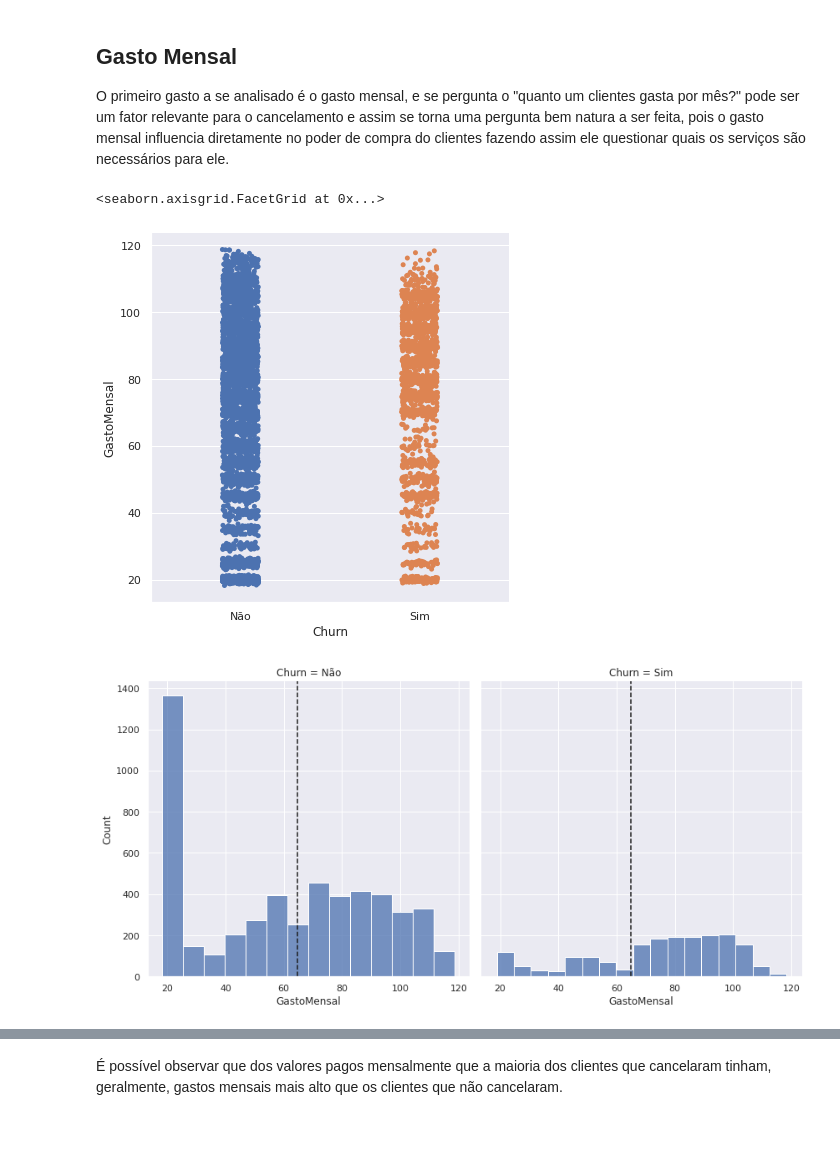
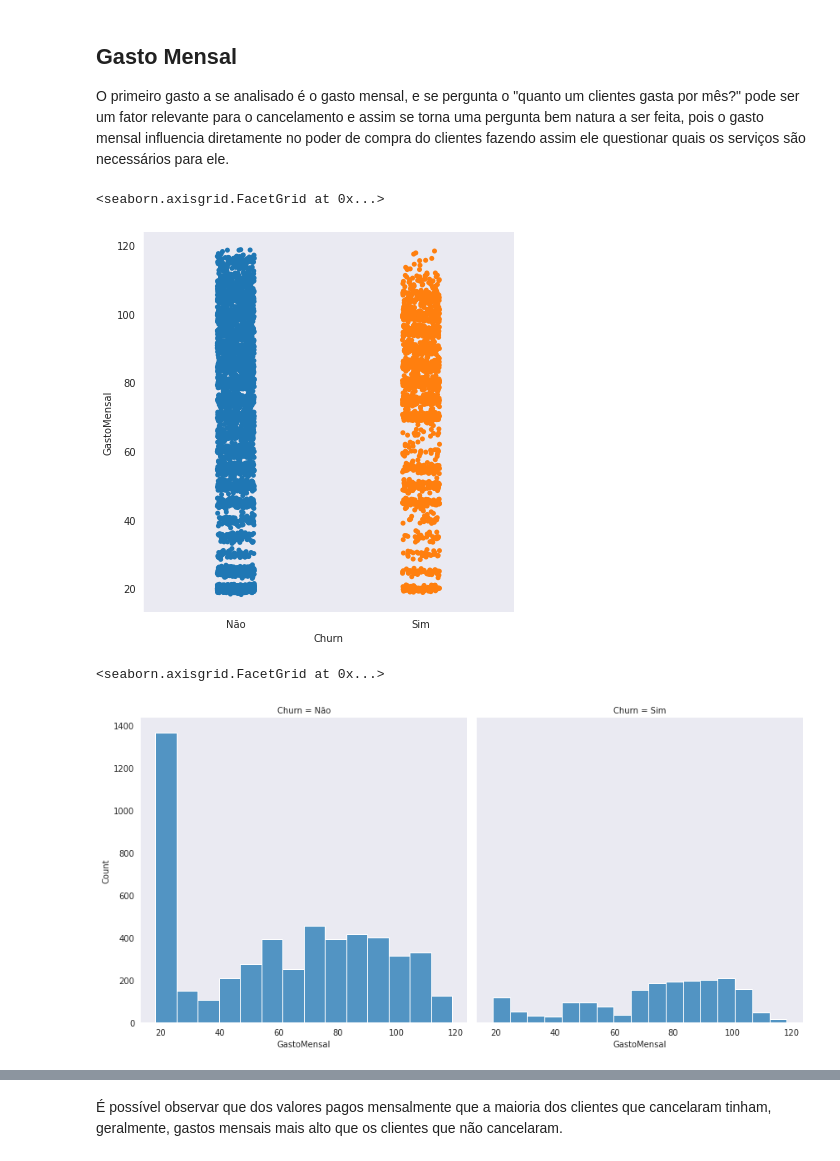
Before and after one commit to AndersonAyache/AluraVoz, a Jupyter notebook: AluraVoz.ipynb, the cells around one changed output, grey strips where cells are left out. Saved outputs shown, nothing was run; the diff lists cells and outputs as text; code cells hidden in the pictures; blank space fills up the shorter version.

```diff
--- a/AluraVoz.ipynb
+++ b/AluraVoz.ipynb
@@ -546,6 +546,7 @@ valores = {
     'Yes': 'Sim',
     'No': 'Não',
     'No phone service' : 'Sem Serviço de telefone',
+    'Fiber optic' : 'Fibra Optica',
     'No internet service' : 'Sem Serviço de internet',
     'One year': 'Um ano',
     'Month-to-month': 'Mensal',
@@ -738,0 +745,15 @@ eixo.grid(linestyle='--', linewidth=0.5)
+# %%
+fig, ax = plt.subplots(figsize=(10,7))
+
+# estilo do gráfico
+sns.set_style('dark')
+
+# plotagem do gráfico
+sns.countplot(x='cônjuge',hue='Churn' ,data=clientes)
+
+# nomes dos eixos
+ax.set_title('Cônjuge x Churn', fontsize=25, pad=20)
+ax.set_xlabel('Cônjuge', fontsize=18)
+ax.set_ylabel('', fontsize=18)
+# grid
+ax.grid(True, linestyle='--',linewidth=0.13,color='k')
@@ -767,0 +786,8 @@ A taxa de cancelamento clientes que tem dependentes é ainda menor que quem tem
+# %%
+fig, ax = plt.subplots(figsize=(10,7))
+sns.set_style('dark')
+ax = sns.countplot(x='dependentes', hue='Churn' ,data=clientes, ax=ax)
+ax.set_title('Dependentes x Churn', fontsize=25, pad=20)
+ax.set_xlabel('Dependentes', fontsize=18)
+ax.set_ylabel('', fontsize=18)
+ax.grid(True, linestyle='--',linewidth=0.13,color='k')
@@ -820,12 +853,12 @@ O primeiro gasto a se analisado é o gasto mensal, e se pergunta o "quanto um cl
 sns.catplot(x='Churn', y='GastoMensal', data=clientes, size=6)
 # %% [output]
 <seaborn.axisgrid.FacetGrid at 0x...>
-[figure, old version]
+[figure, new version]
 # %%
 g = sns.FacetGrid(clientes, col='Churn', size=6, aspect=1)
 g.map(sns.histplot, 'GastoMensal')
-g.refline(x=clientes['GastoMensal'].mean(), color='k', lw=1.5)
 # %% [output]
+<seaborn.axisgrid.FacetGrid at 0x...>
-[figure, old version]
+[figure, new version]
 # %%
 fig, ax = plt.subplots(figsize=(10,6))
```
Also changed, not shown: parts of 65 cells of this notebook.
